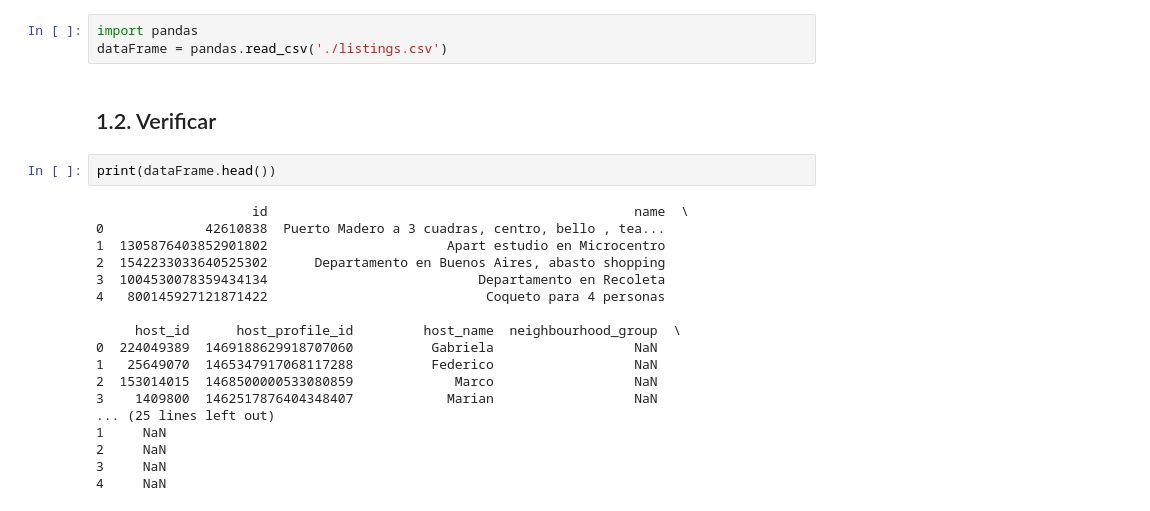
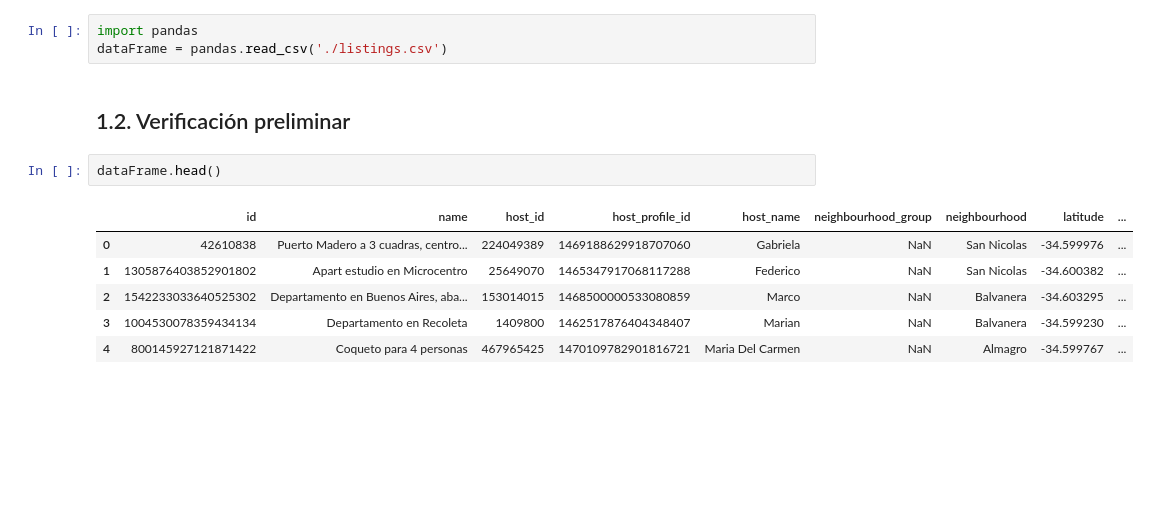
Before and after one commit to uqee/CEIA_Analisis_de_datos_Trabajo_grupal_7, a Jupyter notebook: AdD/listings.ipynb, the cells around one changed output. Saved outputs shown, nothing was run; the diff lists cells and outputs as text; blank space fills up the shorter version.

```diff
--- a/AdD/listings.ipynb
+++ b/AdD/listings.ipynb
@@ -11,25 +11,14 @@ urllib.request.urlretrieve("https://data.insideairbnb.com/argentina/ciudad-aut%C
 import pandas
 dataFrame = pandas.read_csv('./listings.csv')
 # %% [markdown]
-## 1.2. Verificar
+## 1.2. Verificación preliminar
 # %%
-print(dataFrame.head())
+dataFrame.head()
 # %% [output]
-                    id                                               name  \
-0             42610838  Puerto Madero a 3 cuadras, centro, bello , tea...
-1  1305876403852901802                       Apart estudio en Microcentro
-2  1542233033640525302      Departamento en Buenos Aires, abasto shopping
-3  1004530078359434134                           Departamento en Recoleta
-4   800145927121871422                            Coqueto para 4 personas
-
-     host_id      host_profile_id         host_name  neighbourhood_group  \
-0  224049389  1469188629918707060          Gabriela                  NaN
-1   25649070  1465347917068117288          Federico                  NaN
-2  153014015  1468500000533080859             Marco                  NaN
-3    1409800  1462517876404348407            Marian                  NaN
-... (25 lines left out)
-1     NaN
-2     NaN
-3     NaN
-4     NaN
+|  | id | name | host_id | host_profile_id | host_name | neighbourhood_group | neighbourhood | latitude | ... |
+| 0 | 42610838 | Puerto Madero a 3 cuadras, centro... | 224049389 | 1469188629918707060 | Gabriela | NaN | San Nicolas | -34.599976 | ... |
+| 1 | 1305876403852901802 | Apart estudio en Microcentro | 25649070 | 1465347917068117288 | Federico | NaN | San Nicolas | -34.600382 | ... |
+| 2 | 1542233033640525302 | Departamento en Buenos Aires, aba... | 153014015 | 1468500000533080859 | Marco | NaN | Balvanera | -34.603295 | ... |
+| 3 | 1004530078359434134 | Departamento en Recoleta | 1409800 | 1462517876404348407 | Marian | NaN | Balvanera | -34.599230 | ... |
+| 4 | 800145927121871422 | Coqueto para 4 personas | 467965425 | 1470109782901816721 | Maria Del Carmen | NaN | Almagro | -34.599767 | ... |
 # %%
```
Also changed, not shown: parts of 19 cells of this notebook.
